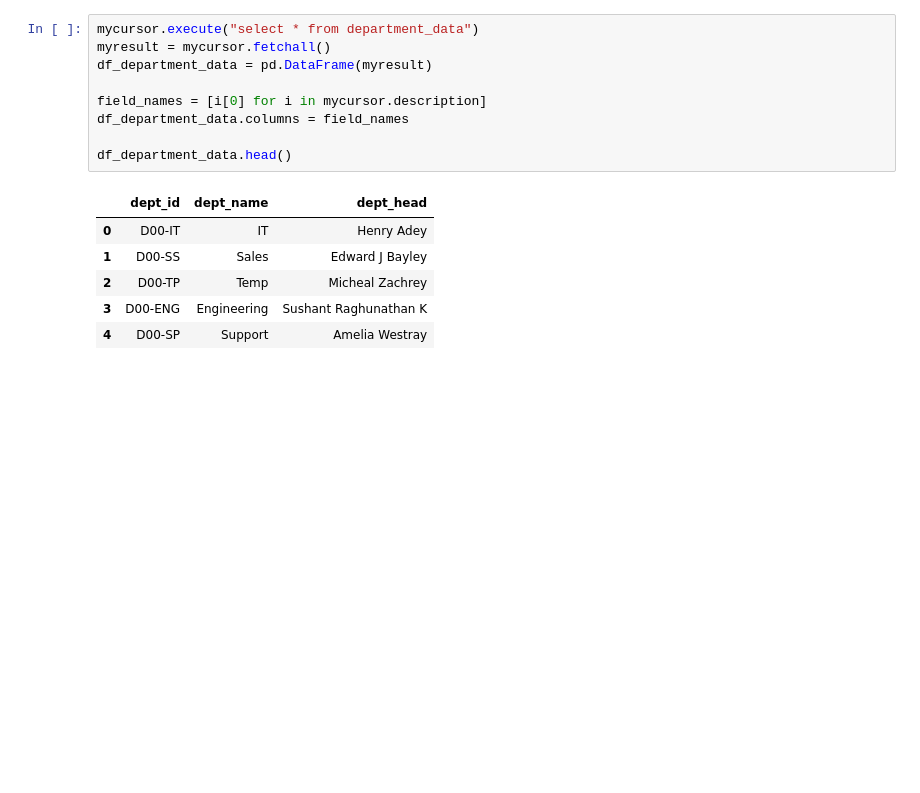
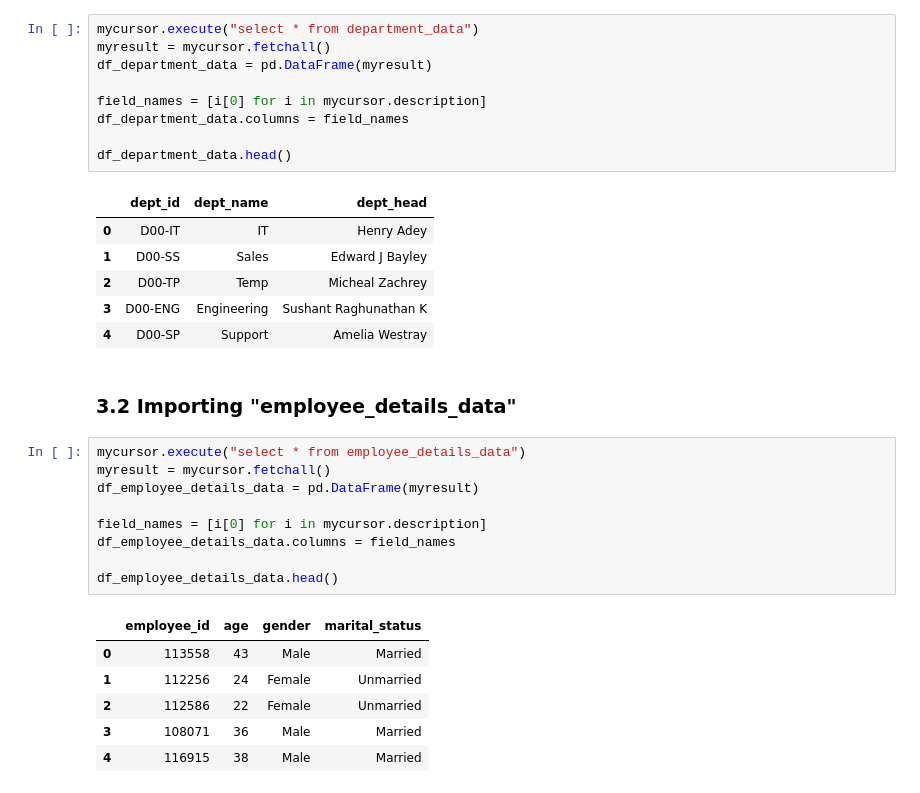
Before and after one commit to gurralamanoj/GCD_Project, a Jupyter notebook: GCD_Project.ipynb, the cells around one changed output. Saved outputs shown, nothing was run; the diff lists cells and outputs as text; blank space fills up the shorter version.

```diff
--- a/GCD_Project.ipynb
+++ b/GCD_Project.ipynb
@@ -49,3 +125,22 @@ df_department_data.head()
 | 2 | D00-TP | Temp | Micheal Zachrey |
 | 3 | D00-ENG | Engineering | Sushant Raghunathan K |
 | 4 | D00-SP | Support | Amelia Westray |
+# %% [markdown]
+<a id = Section32></a>
+### 3.2 Importing   "employee_details_data"
+# %%
+mycursor.execute("select * from employee_details_data")
+myresult = mycursor.fetchall()
+df_employee_details_data = pd.DataFrame(myresult)
+
+field_names = [i[0] for i in mycursor.description]
+df_employee_details_data.columns = field_names
+
+df_employee_details_data.head()
+# %% [output]
+|  | employee_id | age | gender | marital_status |
+| 0 | 113558 | 43 | Male | Married |
+| 1 | 112256 | 24 | Female | Unmarried |
+| 2 | 112586 | 22 | Female | Unmarried |
+| 3 | 108071 | 36 | Male | Married |
+| 4 | 116915 | 38 | Male | Married |
```
Also changed, not shown: parts of 78 cells of this notebook.
